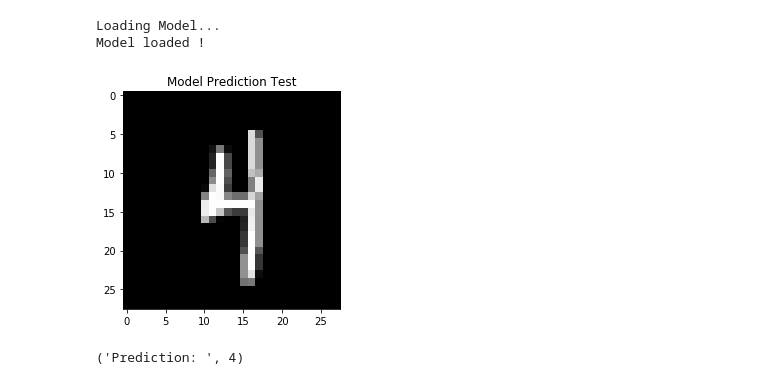
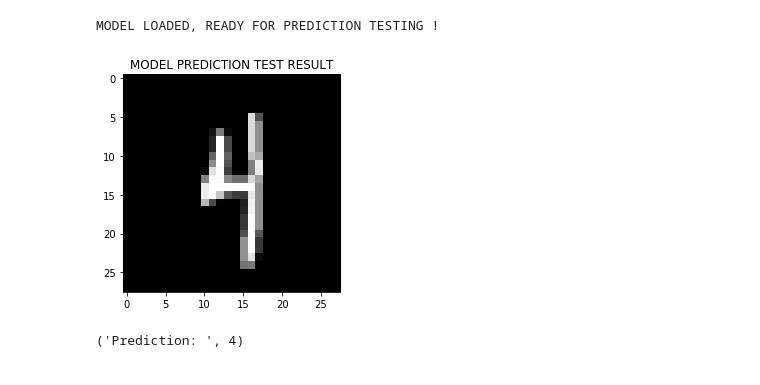
Before and after one commit to AndreasFahey/Emerging-Technologies, a Jupyter notebook: ProjectModel.ipynb, the cells around one changed output. Cells and saved outputs as stored; diff of their text form; code cells hidden in the pictures.

```diff
--- a/ProjectModel.ipynb
+++ b/ProjectModel.ipynb
@@ -23,4 +13,3 @@ Using TensorFlow backend.
 # %%
 ## Load the MNIST Dataset
-## This function splits the dataset into train and test sets
-(X_train, y_train), (X_test, y_test) = mnist.load_data()
+(X_train, y_train), (X_test, y_test) = kr.datasets.mnist.load_data()
@@ -55,20 +50,0 @@ fig
-# %%
-## Print Shape
-print("X_train shape", X_train.shape)
-print("y_train shape", y_train.shape)
-print("X_test shape", X_test.shape)
-print("y_test shape", y_test.shape)
-
-## Build input vector (28x28=784)
-X_train = X_train.reshape(60000, 784)
-X_test = X_test.reshape(10000, 784)
-X_train = X_train.astype('float32')
-X_test = X_test.astype('float32')
-
-## Normalising data
-X_train /= 255
-X_test /= 255
-
-## Print Input Shape
-print("Train Shape", X_train.shape)
-print("Test Shape", X_test.shape)
@@ -169,20 +147,18 @@ Saved Model at savedModel/trainedModel.h5
 # %%
 ## Load Model to Make Predictions
-print("Loading Model...")
-loadedModel = kr.models.load_model('savedModel/trainedModel.h5')
-print("Model loaded !")
+loadedModel = kr.models.load_model('newModel.h5')
+print("MODEL LOADED, READY FOR PREDICTION TESTING !")
 # %% [output]
-Loading Model...
-Model loaded !
+MODEL LOADED, READY FOR PREDICTION TESTING !
 # %%
 ## Plots Image that will be sent for prediction
 plt.imshow(X_test[65].reshape(28,28), cmap="gray")
-plt.title('Model Prediction Test')
+plt.title('MODEL PREDICTION TEST RESULT')
 plt.show()
 
 ## This will return an normalized output for each digit
 ## I used argmax to return the actual prediction
 "Prediction: ", np.argmax(loadedModel.predict(X_test[65:66]))
 # %% [output]
-[figure, old version]
+[figure, new version]
 ('Prediction: ', 4)
```
Also changed, not shown: parts of 12 cells of this notebook, 8 other files.
